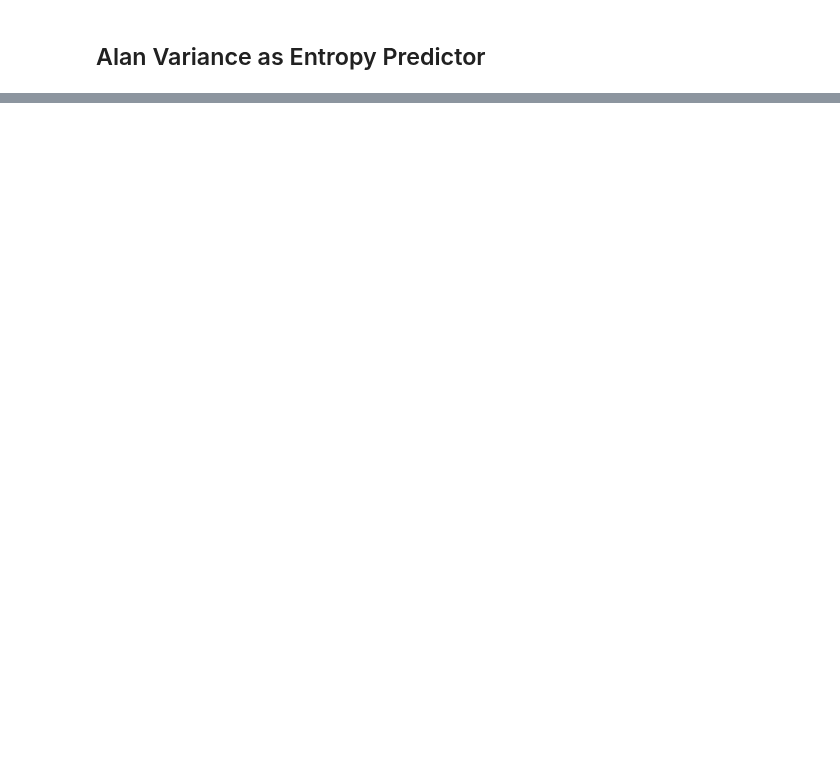
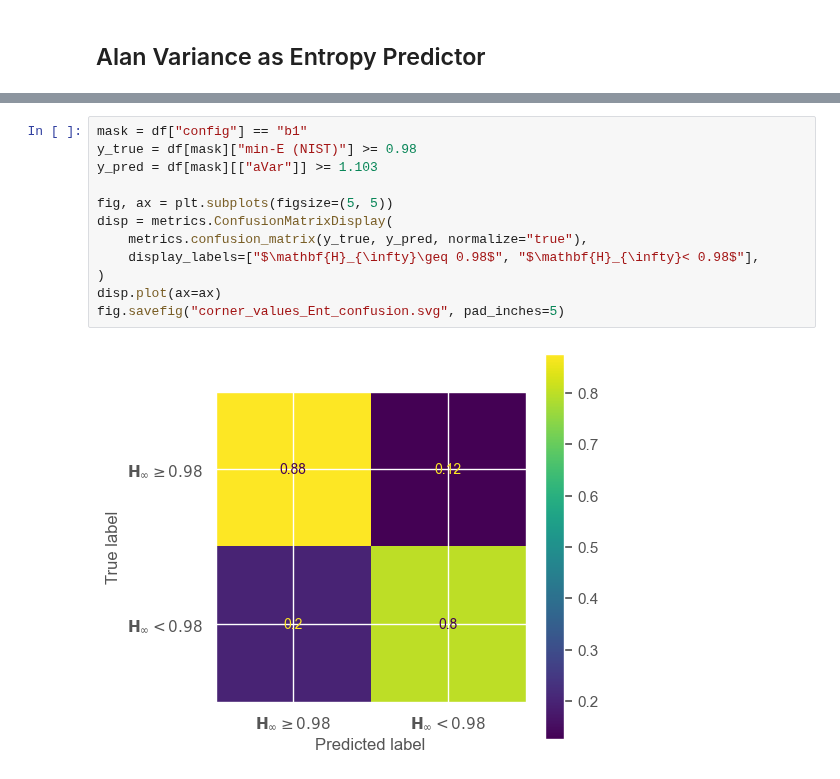
Before and after one commit to maciejskorski/enhanced-pll-trng, a Jupyter notebook: src/CornerValues.ipynb, the cells around one changed output, grey strips where cells are left out. Drawn from its saved outputs; the diff is of its cells as text; blank space fills up the shorter version.

```diff
--- a/src/CornerValues.ipynb
+++ b/src/CornerValues.ipynb
@@ -78,0 +121,14 @@ fig.savefig("corner_values_aVar_vs_Ent.svg")
+# %%
+mask = df["config"] == "b1"
+y_true = df[mask]["min-E (NIST)"] >= 0.98
+y_pred = df[mask][["aVar"]] >= 1.103
+
+fig, ax = plt.subplots(figsize=(5, 5))
+disp = metrics.ConfusionMatrixDisplay(
+    metrics.confusion_matrix(y_true, y_pred, normalize="true"),
+    display_labels=["$\mathbf{H}_{\infty}\geq 0.98$", "$\mathbf{H}_{\infty}< 0.98$"],
+)
+disp.plot(ax=ax)
+fig.savefig("corner_values_Ent_confusion.svg", pad_inches=5)
+# %% [output]
+[figure, added]
```
Also changed, not shown: parts of 14 cells of this notebook.
